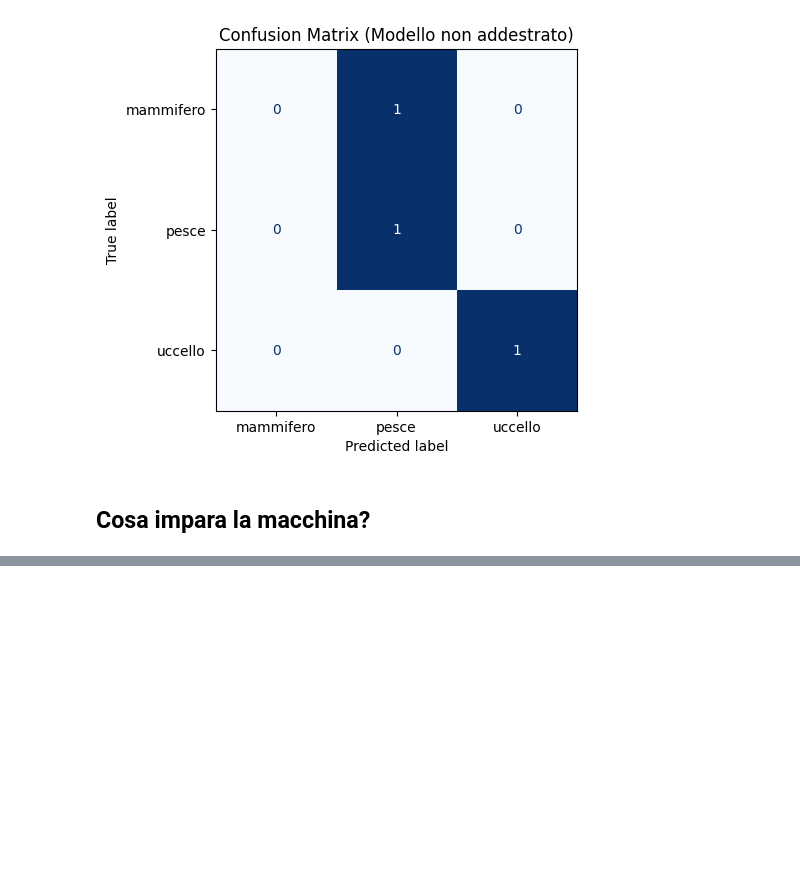
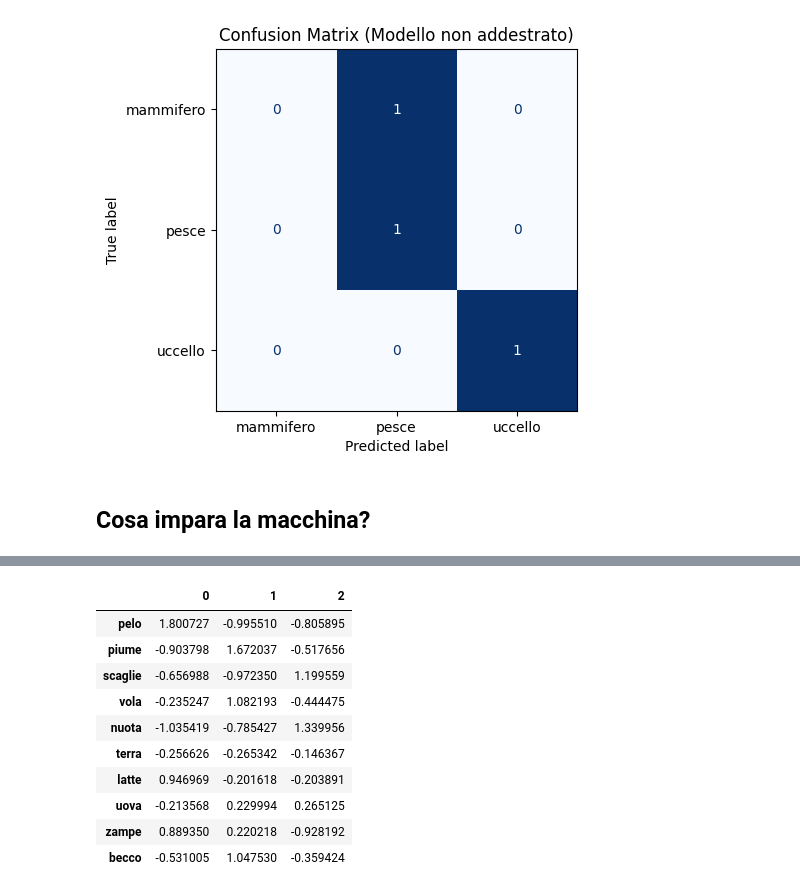
Before and after one commit to umilISLab/midh, a Jupyter notebook: AA2025-26/nlp/text-classification.ipynb, the cells around one changed output, grey strips where cells are left out. Cells and saved outputs as stored; diff of their text form; code cells hidden in the pictures; blank space fills up the shorter version.

```diff
--- a/AA2025-26/nlp/text-classification.ipynb
+++ b/AA2025-26/nlp/text-classification.ipynb
@@ -392,5 +392,19 @@ plt.show()
 # %%
 from sklearn.metrics.pairwise import cosine_similarity
+# %%
+V
+# %% [output]
+|  | 0 | 1 | 2 |
+| pelo | 1.800727 | -0.995510 | -0.805895 |
+| piume | -0.903798 | 1.672037 | -0.517656 |
+| scaglie | -0.656988 | -0.972350 | 1.199559 |
+| vola | -0.235247 | 1.082193 | -0.444475 |
+| nuota | -1.035419 | -0.785427 | 1.339956 |
+| terra | -0.256626 | -0.265342 | -0.146367 |
+| latte | 0.946969 | -0.201618 | -0.203891 |
+| uova | -0.213568 | 0.229994 | 0.265125 |
+| zampe | 0.889350 | 0.220218 | -0.928192 |
+| becco | -0.531005 | 1.047530 | -0.359424 |
 # %%
 S = pd.DataFrame(cosine_similarity(V, V), index=vocab, columns=vocab)
 S
```
Also changed, not shown: parts of 15 cells of this notebook, 2 other files.
